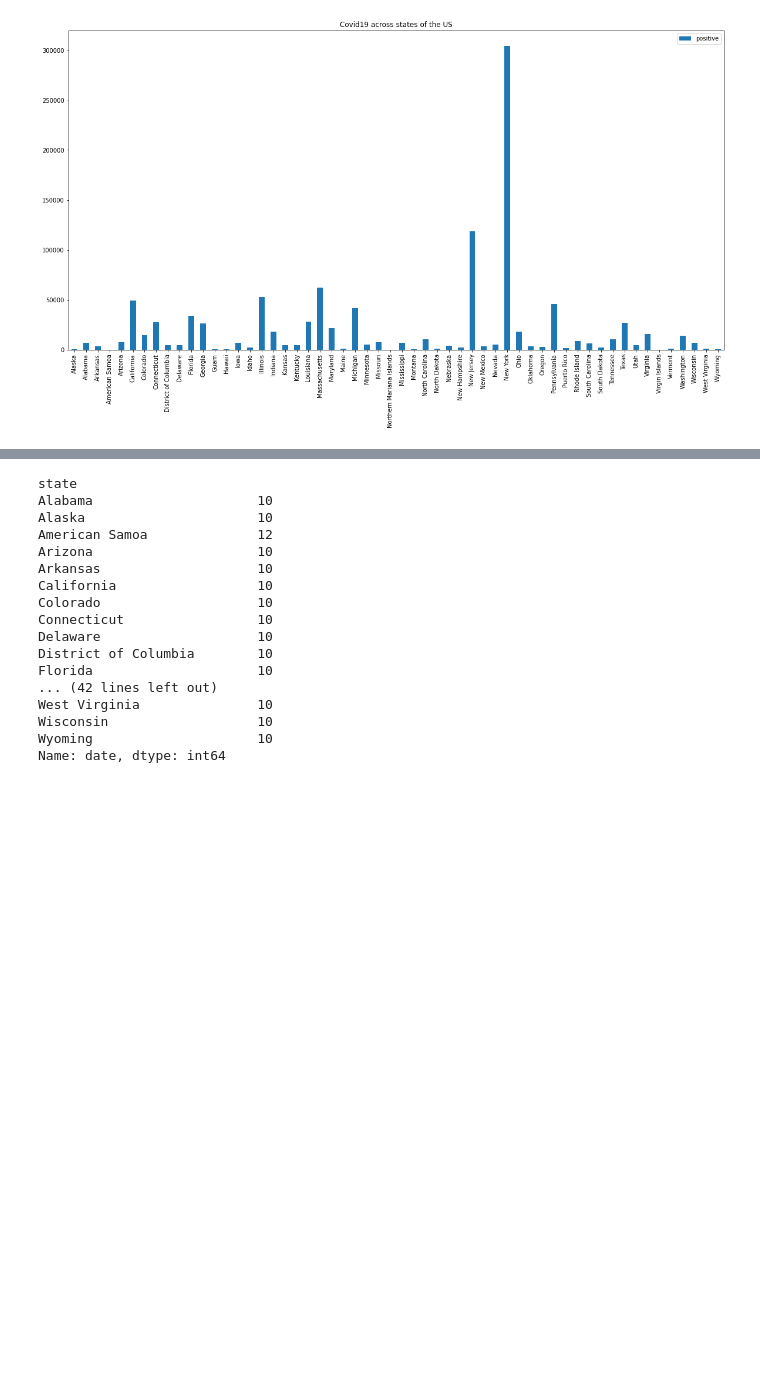
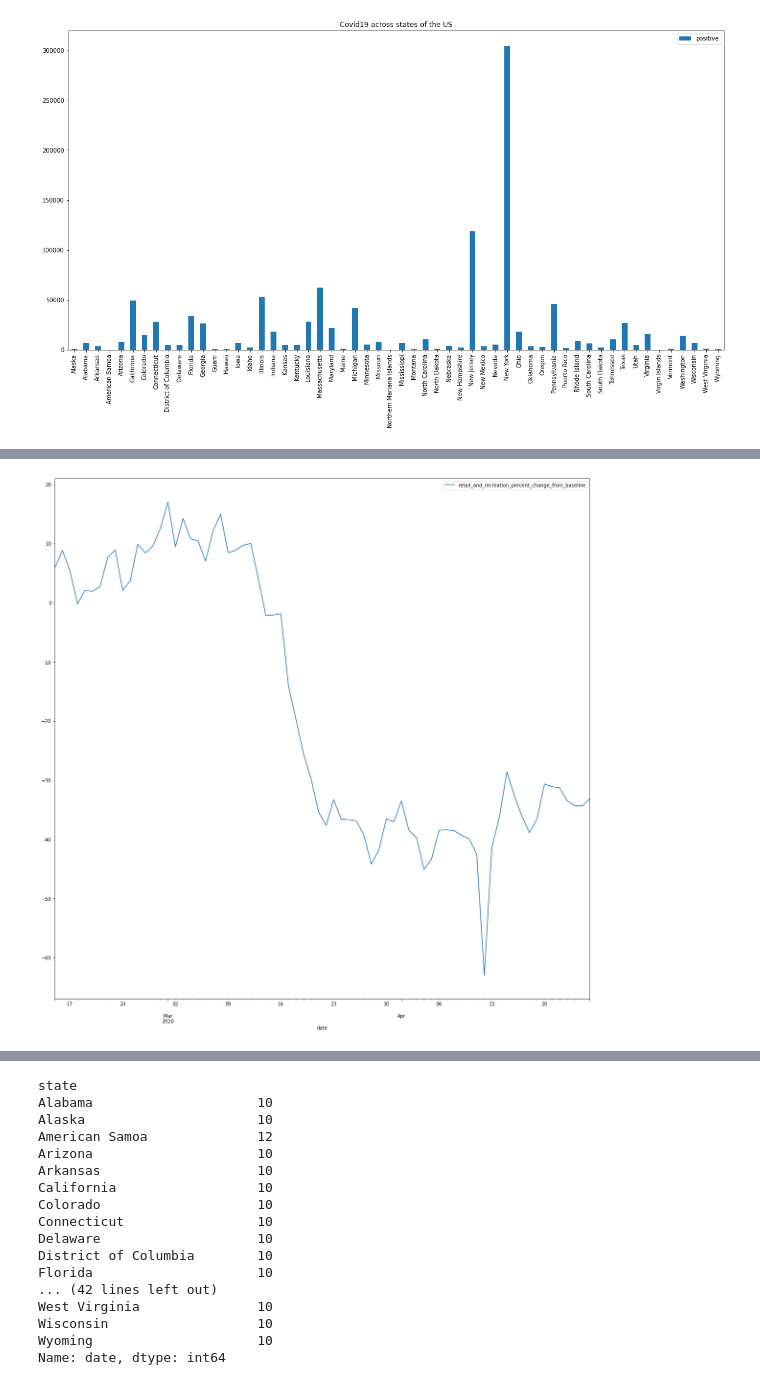
Before and after one commit to dagisky/ML_Porjects, a Jupyter notebook: Covid19GoogleDs.ipynb, the cells around one changed output, grey strips where cells are left out. Cells and saved outputs as stored; diff of their text form; code cells hidden in the pictures; blank space fills up the shorter version.

```diff
--- a/Covid19GoogleDs.ipynb
+++ b/Covid19GoogleDs.ipynb
@@ -215,0 +215,7 @@ mobility_week_data.head()
+# %%
+mobility_week_data = mobility_df
+mobility_week_data['date'] = pd.to_datetime(mobility_week_data['date'])
+mobility_week_data = mobility_week_data.groupby(['date']).mean().reset_index()
+plt_prog = mobility_week_data.plot(x ='date', y='retail_and_recreation_percent_change_from_baseline', kind = 'line', figsize=(20,20))
+# %% [output]
+[figure, added]
```
Also changed, not shown: parts of 34 cells of this notebook.
